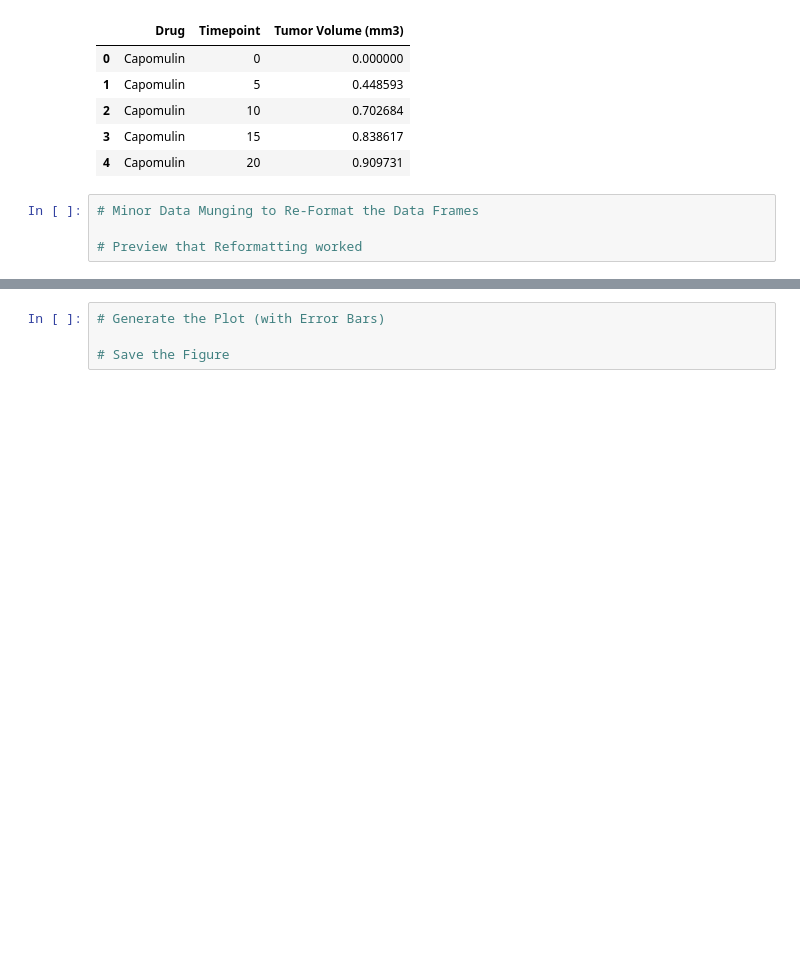
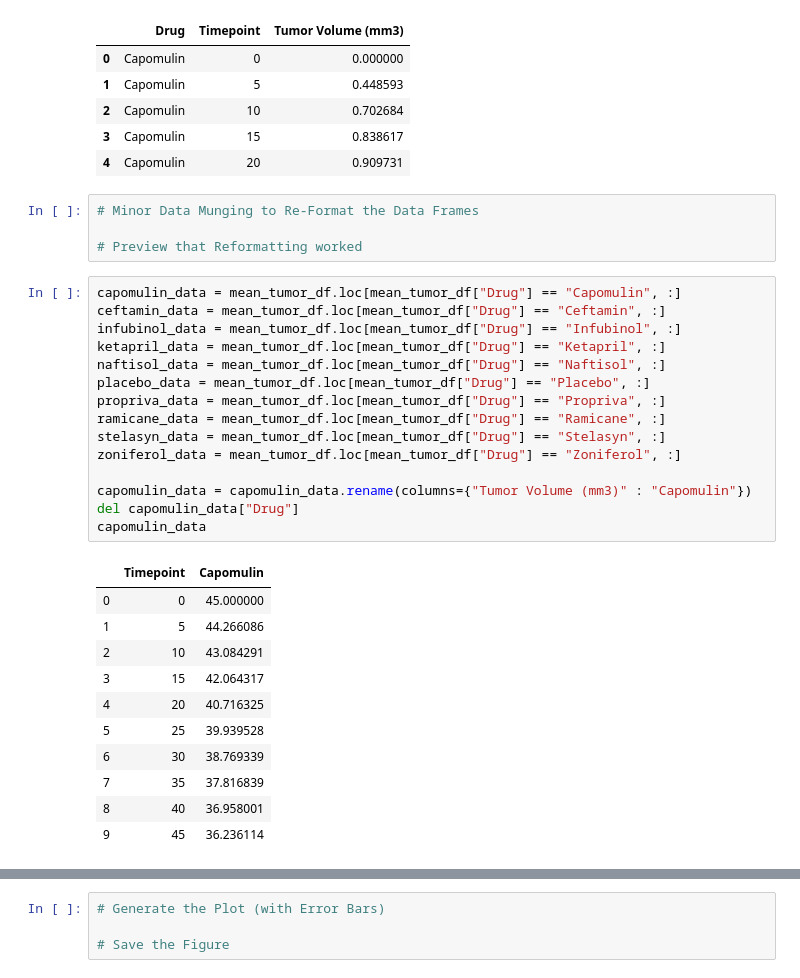
Before and after one commit to phamkdaniel/Pymaceuticals, a Jupyter notebook: pymaceuticals_starter.ipynb, the cells around one changed output, grey strips where cells are left out. Saved outputs shown, nothing was run; the diff lists cells and outputs as text; blank space fills up the shorter version.

```diff
--- a/pymaceuticals_starter.ipynb
+++ b/pymaceuticals_starter.ipynb
@@ -103,6 +85,33 @@ dtype: float64
 # Minor Data Munging to Re-Format the Data Frames
 
 # Preview that Reformatting worked
+# %%
+capomulin_data = mean_tumor_df.loc[mean_tumor_df["Drug"] == "Capomulin", :]
+ceftamin_data = mean_tumor_df.loc[mean_tumor_df["Drug"] == "Ceftamin", :]
+infubinol_data = mean_tumor_df.loc[mean_tumor_df["Drug"] == "Infubinol", :]
+ketapril_data = mean_tumor_df.loc[mean_tumor_df["Drug"] == "Ketapril", :]
+naftisol_data = mean_tumor_df.loc[mean_tumor_df["Drug"] == "Naftisol", :]
+placebo_data = mean_tumor_df.loc[mean_tumor_df["Drug"] == "Placebo", :]
+propriva_data = mean_tumor_df.loc[mean_tumor_df["Drug"] == "Propriva", :]
+ramicane_data = mean_tumor_df.loc[mean_tumor_df["Drug"] == "Ramicane", :]
+stelasyn_data = mean_tumor_df.loc[mean_tumor_df["Drug"] == "Stelasyn", :]
+zoniferol_data = mean_tumor_df.loc[mean_tumor_df["Drug"] == "Zoniferol", :]
+
+capomulin_data = capomulin_data.rename(columns={"Tumor Volume (mm3)" : "Capomulin"})
+del capomulin_data["Drug"]
+capomulin_data
+# %% [output]
+|  | Timepoint | Capomulin |
+| 0 | 0 | 45.000000 |
+| 1 | 5 | 44.266086 |
+| 2 | 10 | 43.084291 |
+| 3 | 15 | 42.064317 |
+| 4 | 20 | 40.716325 |
+| 5 | 25 | 39.939528 |
+| 6 | 30 | 38.769339 |
+| 7 | 35 | 37.816839 |
+| 8 | 40 | 36.958001 |
+| 9 | 45 | 36.236114 |
 # %%
 # %% [output]
 | Drug | Capomulin | Ceftamin | Infubinol | Ketapril | Naftisol | Placebo | Propriva | Ramicane | Stelasyn | ... |
```
Also changed, not shown: parts of 5 cells of this notebook.
